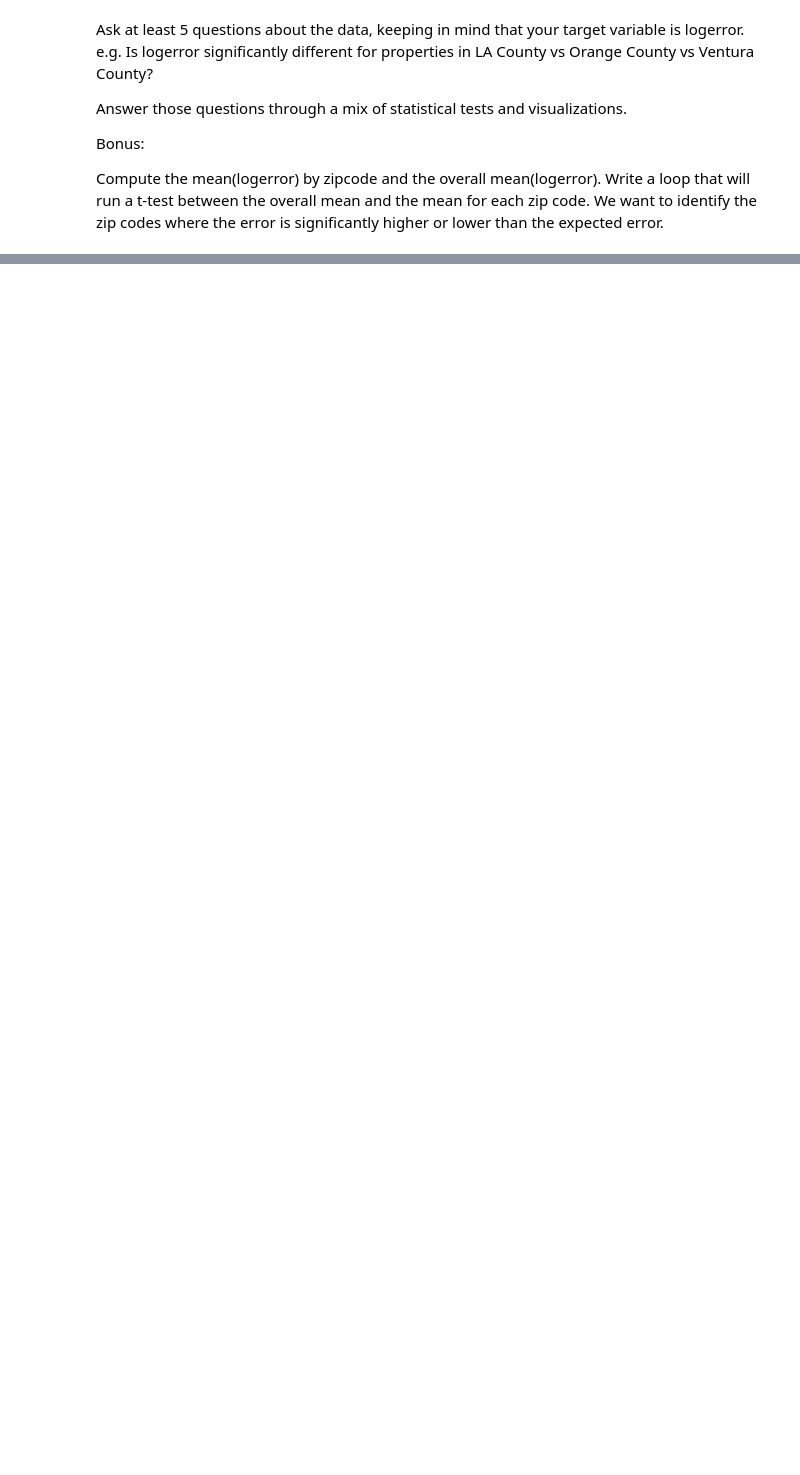
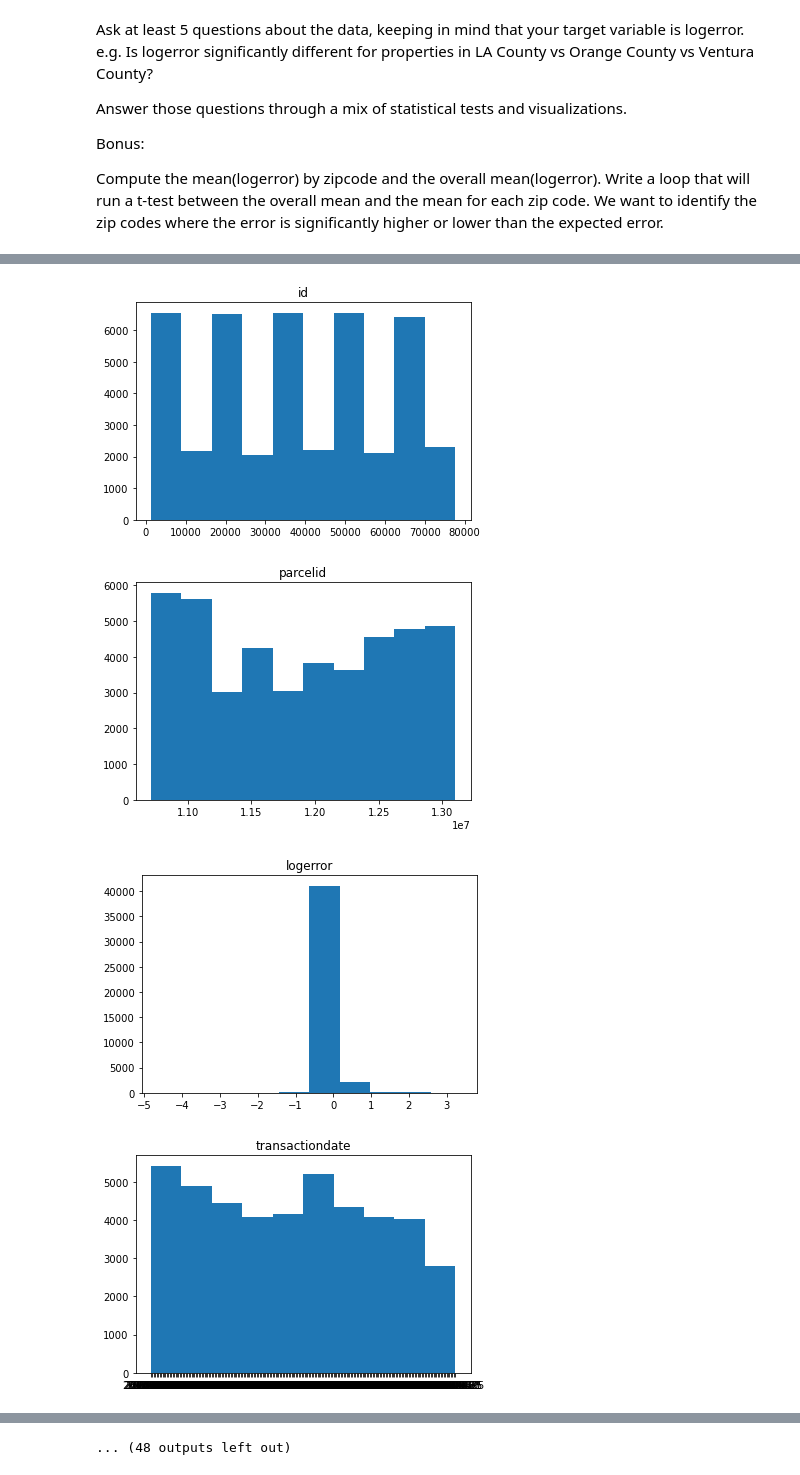
Before and after one commit to dashbringhurst/clustering-exercises, a Jupyter notebook: explore_zillow.ipynb, the cells around one changed output, grey strips where cells are left out. Cells and saved outputs as stored; diff of their text form; code cells hidden in the pictures; blank space fills up the shorter version.

```diff
--- a/explore_zillow.ipynb
+++ b/explore_zillow.ipynb
@@ -14,4 +15,4 @@ Bonus:
 
 Compute the mean(logerror) by zipcode and the overall mean(logerror). Write a loop that will run a t-test between the overall mean and the mean for each zip code. We want to identify the zip codes where the error is significantly higher or lower than the expected error.
 # %%
-df = wrangle.new_zillow_db()
+df = wrangle.wrangle_zillow()
@@ -146,0 +95,4 @@ Report Finished
+# %%
+df = wrangle.handle_missing_values(df, prop_required_columns=0.5, prop_required_row=0.75)
+# %%
+df = wrangle.add_upper_outlier_columns(df, k=1.5)
@@ -146,0 +119,2 @@ Report Finished
+# %%
+df = df.dropna()
@@ -146,0 +139,10 @@ Report Finished
+# %%
+for col in df:
+    plt.hist(df[col])
+    plt.title(col)
+    plt.show()
+# %% [output]
+[figure, added]
+[figure, added]
+[figure, added]
+[figure, added]
@@ -146,0 +157 @@ Report Finished
+... (48 outputs left out)
```
Also changed, not shown: parts of 28 cells of this notebook.
